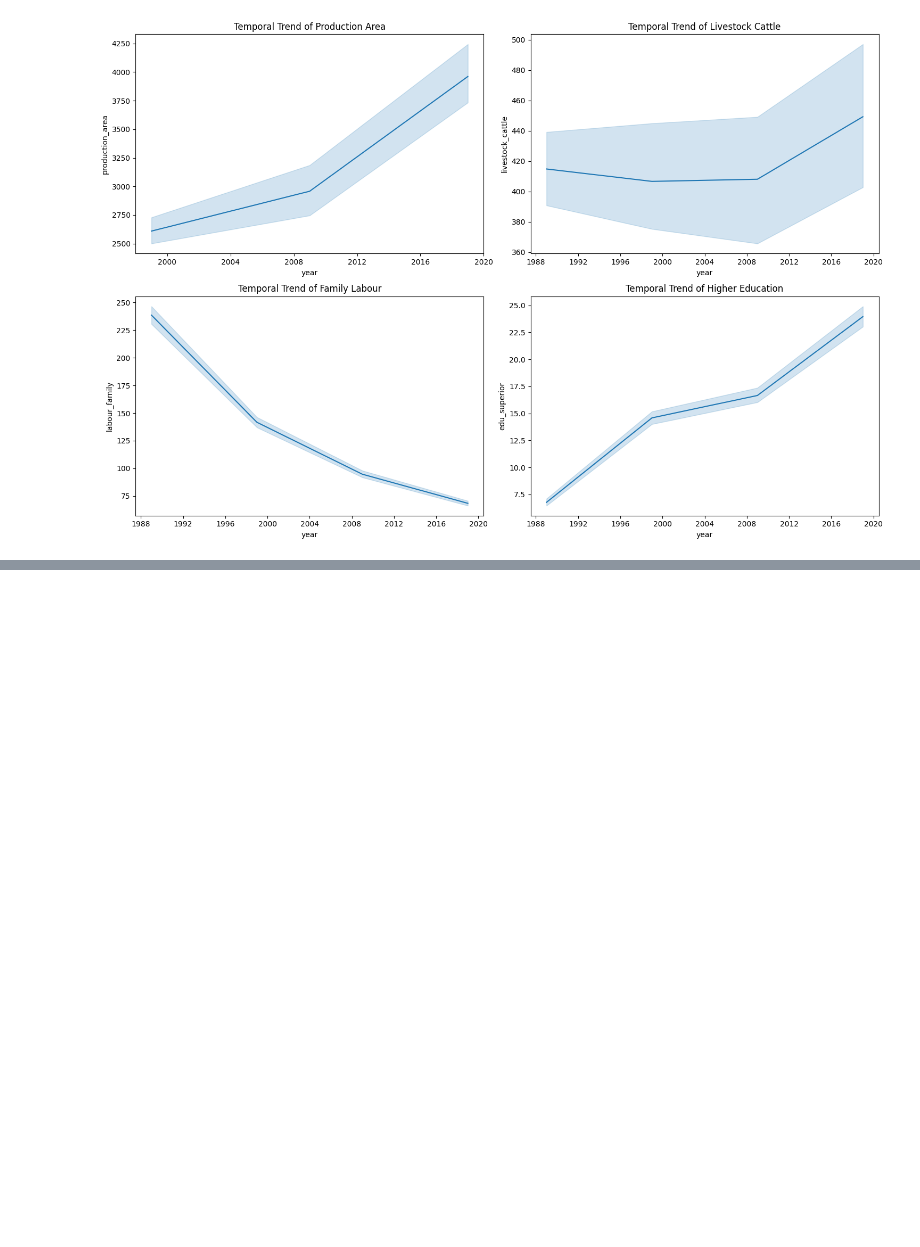
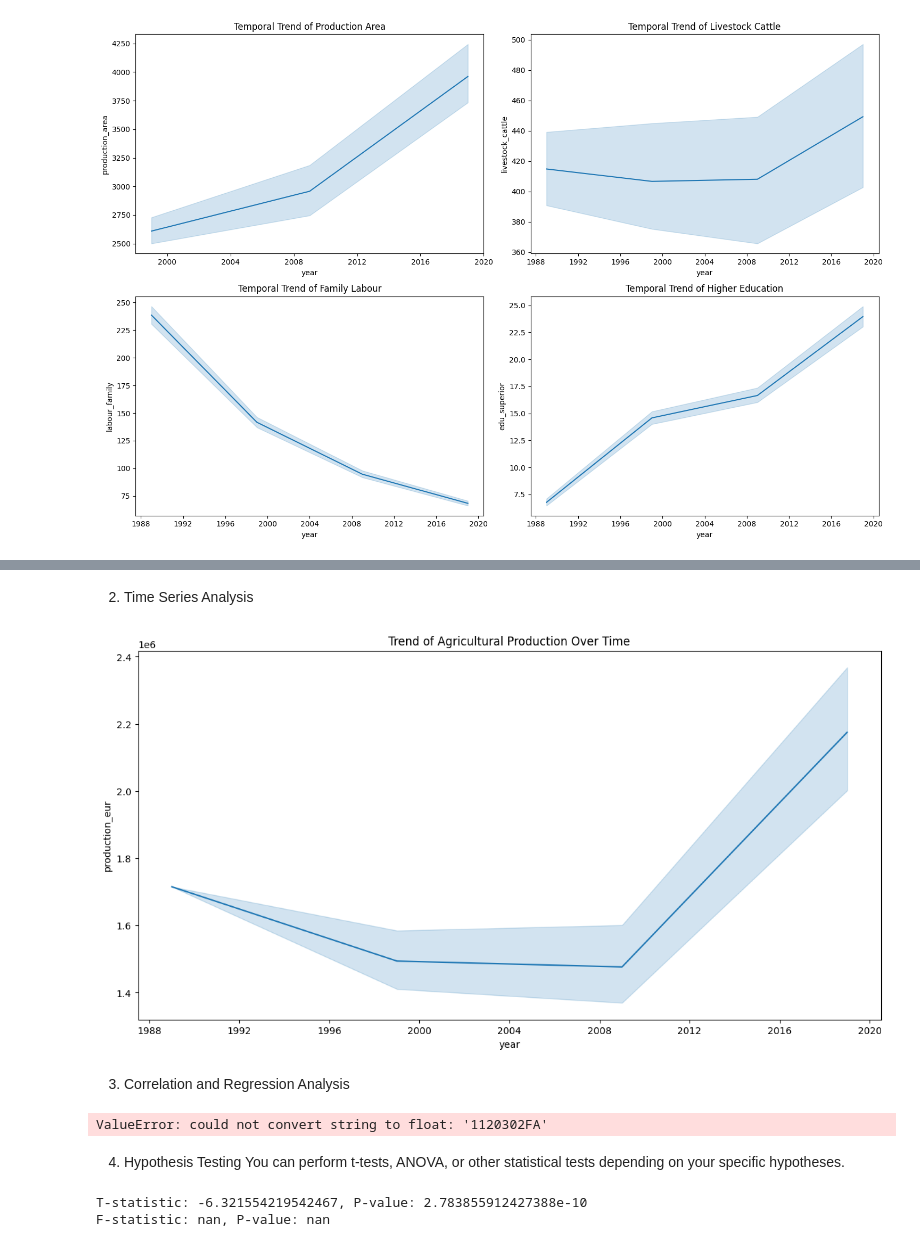
Before and after one commit to dianalsmartins/AVCAD_Project, a Jupyter notebook: projeto.ipynb, the cells around one changed output, grey strips where cells are left out. Drawn from its saved outputs; the diff is of its cells as text; code cells hidden in the pictures; blank space fills up the shorter version.

```diff
--- a/projeto.ipynb
+++ b/projeto.ipynb
@@ -219,0 +341,65 @@ plt.show()
+# %% [markdown]
+2. Time Series Analysis
+# %%
+# Plotting trends over time for key agricultural practices
+plt.figure(figsize=(14, 7))
+
+# Example: Plot trends for 'production_eur'
+sns.lineplot(data=data, x='year', y='production_eur')
+plt.title('Trend of Agricultural Production Over Time')
+plt.show()
+
+# Repeat for other key variables as needed
+# %% [output]
+[figure, added]
+# %% [markdown]
+3. Correlation and Regression Analysis
+# %%
+# Calculate correlations
+correlations = data.corr()
+print(correlations)
+
+# Example: Simple linear regression between 'production_eur' and 'edu_superior'
+from sklearn.linear_model import LinearRegression
+
+# Prepare the data
+X = data[['edu_superior']]
+y = data['production_eur']
+
+# Fit the model
+regressor = LinearRegression()
+regressor.fit(X, y)
+
+# Print coefficients
+print(f"Coefficient: {regressor.coef_[0]}")
+print(f"Intercept: {regressor.intercept_}")
+
+# Plotting the regression
+plt.figure(figsize=(14, 7))
+sns.regplot(x='edu_superior', y='production_eur', data=data)
+plt.title('Regression between Education Level and Agricultural Production')
+plt.show()
+# %% [output]
+ValueError: could not convert string to float: '1120302FA'
+# %% [markdown]
+4. Hypothesis Testing
+You can perform t-tests, ANOVA, or other statistical tests depending on your specific hypotheses.
+# %%
+from scipy.stats import ttest_ind, f_oneway
+
+# Example: t-test for 'production_eur' between two different years
+year1 = data[data['year'].dt.year == 2009]['production_eur']
+year2 = data[data['year'].dt.year == 2019]['production_eur']
+
+t_stat, p_value = ttest_ind(year1, year2)
+print(f"T-statistic: {t_stat}, P-value: {p_value}")
+
+# Example: ANOVA for 'production_eur' across multiple years
+years = [2009, 2014, 2019]
+groups = [data[data['year'].dt.year == year]['production_eur'] for year in years]
+
+f_stat, p_value = f_oneway(*groups)
+print(f"F-statistic: {f_stat}, P-value: {p_value}")
+# %% [output]
+T-statistic: -6.321554219542467, P-value: 2.783855912427388e-10
+F-statistic: nan, P-value: nan
```
Also changed, not shown: parts of 8 cells of this notebook.
